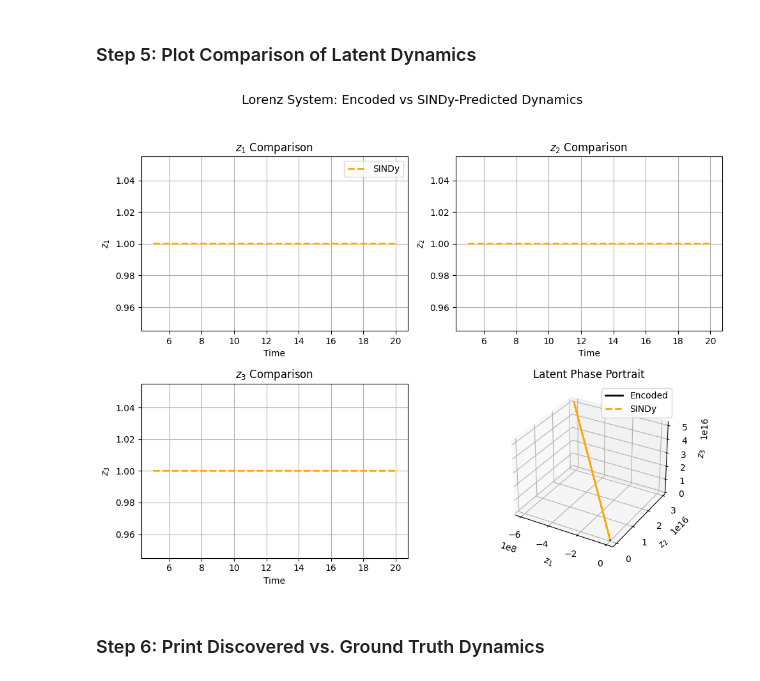
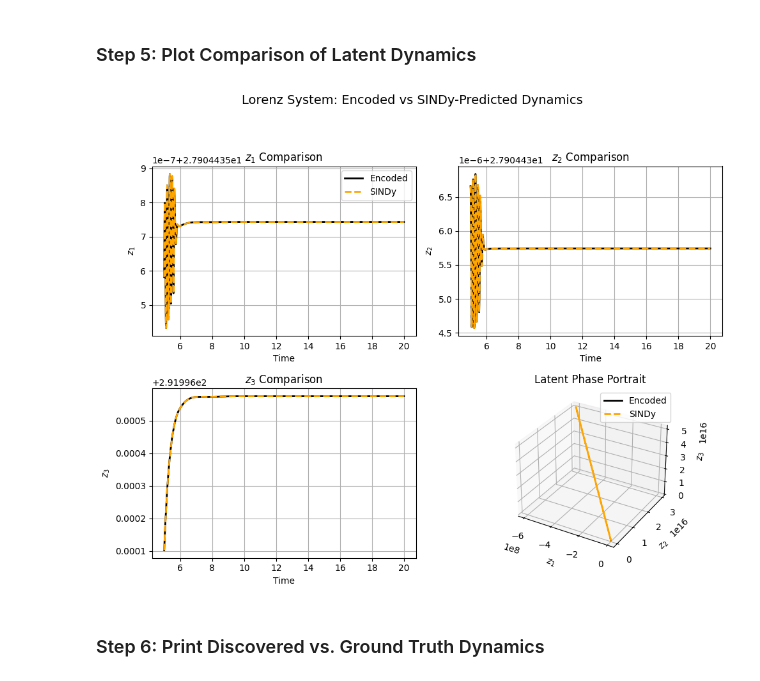
Before and after one commit to EuanCortes/SindyAutoencoders, a Jupyter notebook: Working Lorenz files/LorenzAnalysis.ipynb, the cells around one changed output. Cells and saved outputs as stored; diff of their text form; code cells hidden in the pictures.

```diff
--- a/Working Lorenz files/LorenzAnalysis.ipynb
+++ b/Working Lorenz files/LorenzAnalysis.ipynb
@@ -41,44 +64,45 @@ t = np.arange(0, 20, 0.01)
 z0 = np.array([[-8.0, 7.0, 27.0]])  # single IC
 norm = np.array([1, 1, 1])
 
-test_data = generate_lorenz_data(z0, t, params['input_dim'], linear=False, normalization=norm)
-z_encoded = test_data['z'].reshape((-1, 3))
+
+
 
 # Simulate SINDy model from initial encoded latent state
-z_sim = sindy_simulate(z_encoded[0], t, Xi, poly_order=3, include_sine=False)
+test_data = sindy_simulate(z0[0], t, Xi_true, poly_order=3, include_sine=False)
+z_sim = sindy_simulate(z0[0], t, Xi, poly_order=3, include_sine=False)
 
 # Plotting
 fig = plt.figure(figsize=(10, 8))
 labels = [r"$z_1$", r"$z_2$", r"$z_3$"]
 colors = ['tab:blue', 'tab:green', 'tab:red']
 
 # Time series plots
 for i in range(3):
     ax = plt.subplot(2, 2, i + 1)
-    #ax.plot(t[500:], z_encoded[500:, i], label="Encoded", color='black', linewidth=2)
+    ax.plot(t[500:], test_data[500:, i], label="Encoded", color='black', linewidth=2)
     ax.plot(t[500:], z_sim[500:, i], '--', label="SINDy", color='orange', linewidth=2)
     ax.set_xlabel("Time")
     ax.set_ylabel(labels[i])
     ax.grid(True)
     ax.set_title(f"{labels[i]} Comparison")
     if i == 0:
         ax.legend()
 
 # 3D attractor
 ax3d = fig.add_subplot(2, 2, 4, projection='3d')
-ax3d.plot(*z_encoded.T, label="Encoded", color='black', linewidth=2)
+ax3d.plot(*test_data.T, label="Encoded", color='black', linewidth=2)
 ax3d.plot(*z_sim.T, '--', label="SINDy", color='orange', linewidth=2)
 ax3d.set_title("Latent Phase Portrait")
 ax3d.set_xlabel("$z_1$")
 ax3d.set_ylabel("$z_2$")
 ax3d.set_zlabel("$z_3$")
 ax3d.legend()
 
 plt.suptitle("Lorenz System: Encoded vs SINDy-Predicted Dynamics", fontsize=14)
 plt.tight_layout(rect=[0, 0, 1, 0.95])
 plt.show()
 # %% [output]
-[figure, old version]
+[figure, new version]
 # %% [markdown]
 ### Step 6: Print Discovered vs. Ground Truth Dynamics
 # %%
```
Also changed, not shown: parts of 1 cell of this notebook, 1 other file.
